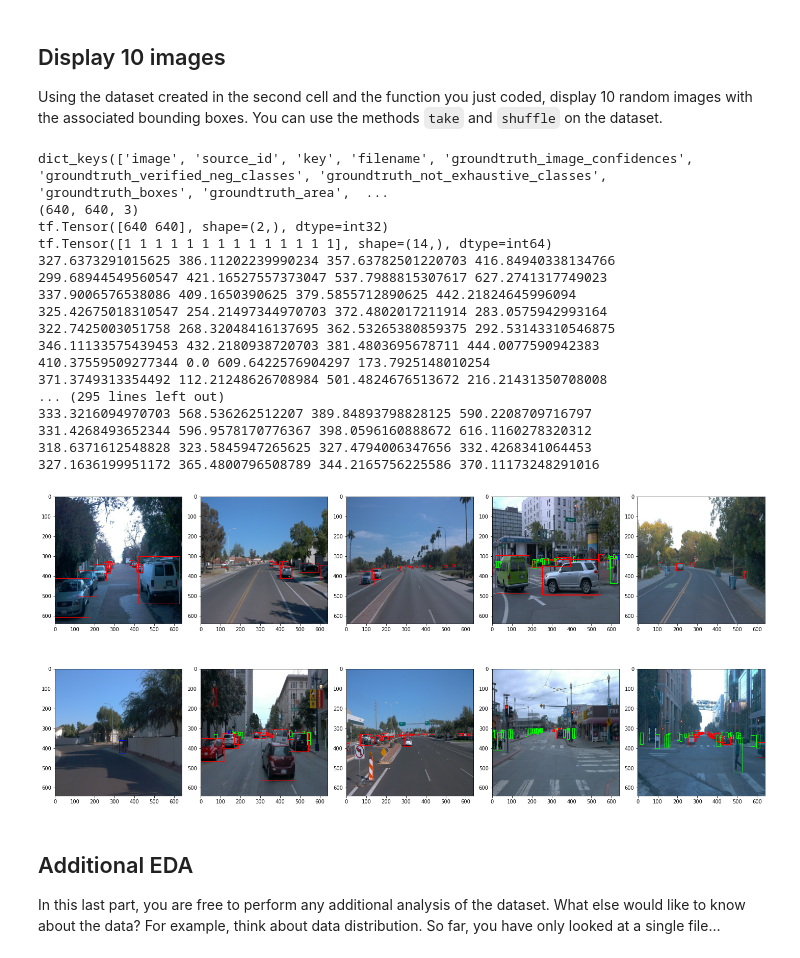
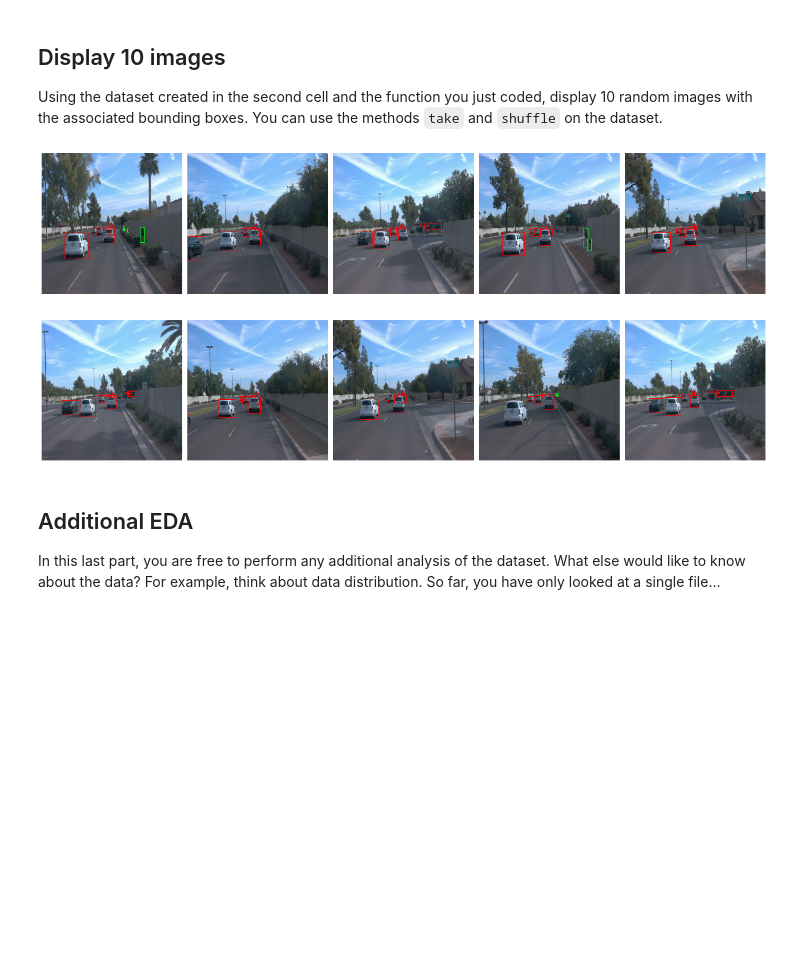
Before and after one commit to prostdfrost/cv-urban-env-dfrost, a Jupyter notebook: Exploratory Data Analysis.ipynb, the cells around one changed output. Cells and saved outputs as stored; diff of their text form; code cells hidden in the pictures; blank space fills up the shorter version.

```diff
--- a/Exploratory Data Analysis.ipynb
+++ b/Exploratory Data Analysis.ipynb
@@ -11,5 +10,7 @@ from PIL import Image
 # %%
 %matplotlib inline
 # %%
-dataset = get_dataset("/home/workspace/nd013-c1-vision-starter/data/train/*")
+#filename = '*' #--> number of filenames to read 86
+filename = 'segment-1005081002024129653_5313_150_5333_150_with_camera_labels.tfrecord' #--> 1
+dataset = get_dataset("/home/workspace/nd013-c1-vision-starter/data/train/%s"%filename)
 # %% [output]
@@ -34,6 +36,7 @@ def display_instances(batch):
     """
 
     # color mapping of classes
+    # red cars, green ped-ns, blue - cy-sts
     colormap = {1: [1, 0, 0], 2: [0, 1, 0], 4: [0, 0, 1]}
 
     f, ax = plt.subplots(2, 5, figsize=(20, 10))
@@ -41,27 +44,22 @@ def display_instances(batch):
     for idx,example in enumerate(batch):
         x = idx % 2
         y = idx % 5
-        print(example.keys())
 
         im_width, im_height = example["original_image_spatial_shape"]
 
         ax[x, y].imshow(example["image"].numpy())
-        print(example["image"].shape)
 
         bboxes  = example["groundtruth_boxes"]
         classes = example["groundtruth_classes"]
-        print(example["original_image_spatial_shape"])
-        print(classes)
         for cl, bb in zip(classes, bboxes):
             y1, x1, y2, x2 = bb.numpy()
-            (x1, x2, y1, y2) = (x1 * im_width.numpy(),  x2 * im_width.numpy(),\
-                                y1 * im_height.numpy(), y2 * im_height.numpy())
-            print(y1,x1,y2,x2)
-            #x1, y1, x2, y2 = bb.numpy()
+            x1, x2, y1, y2 = x1 * im_width.numpy(),  x2 * im_width.numpy(),\
+                             y1 * im_height.numpy(), y2 * im_height.numpy()
+
             rec = Rectangle((x1, y1), (x2-x1), (y2-y1), facecolor='none',
                             edgecolor=colormap[cl.numpy()])
             ax[x, y].add_patch(rec)
-        #ax[x ,y].axis('off')
+        ax[x ,y].axis('off')
 
     plt.tight_layout()
     plt.show()
@@ -69,31 +67,28 @@ def display_instances(batch):
 ## Display 10 images
 
 Using the dataset created in the second cell and the function you just coded, display 10 random images with the associated bounding boxes. You can use the methods `take` and `shuffle` on the dataset.
-# %%
-batch_size = 10
-batch = dataset.shuffle(100)
-batch = batch.take(batch_size)
-
-display_instances(batch)
-# %% [output]
-dict_keys(['image', 'source_id', 'key', 'filename', 'groundtruth_image_confidences', 'groundtruth_verified_neg_classes', 'groundtruth_not_exhaustive_classes', 'groundtruth_boxes', 'groundtruth_area',  ...
-(640, 640, 3)
-tf.Tensor([640 640], shape=(2,), dtype=int32)
-tf.Tensor([1 1 1 1 1 1 1 1 1 1 1 1 1 1], shape=(14,), dtype=int64)
-327.6373291015625 386.11202239990234 357.63782501220703 416.84940338134766
-299.68944549560547 421.16527557373047 537.7988815307617 627.2741317749023
-337.9006576538086 409.1650390625 379.5855712890625 442.21824645996094
-325.42675018310547 254.21497344970703 372.4802017211914 283.0575942993164
-322.7425003051758 268.32048416137695 362.53265380859375 292.53143310546875
-346.11133575439453 432.2180938720703 381.4803695678711 444.0077590942383
-410.37559509277344 0.0 609.6422576904297 173.7925148010254
-371.3749313354492 112.21248626708984 501.4824676513672 216.21431350708008
-... (295 lines left out)
-333.3216094970703 568.536262512207 389.84893798828125 590.2208709716797
-331.4268493652344 596.9578170776367 398.0596160888672 616.1160278320312
-318.6371612548828 323.5845947265625 327.4794006347656 332.4268341064453
-327.1636199951172 365.4800796508789 344.2165756225586 370.11173248291016
-[figure, removed]
+# %%
+"""
+for j,ex in enumerate(dataset):
+    print(j)
+print('%d frames in a %s file'%(j,filename))
+""" # takes really long time
+
+keep_same_frames = False
+
+buffer_size = 100
+batch_size  = 10
+
+if keep_same_frames:
+    batch = dataset.take(batch_size) # the frames are shuffled between runs
+else:
+    batch = dataset.shuffle(buffer_size)
+    batch = batch.take(batch_size)
+
+
+display_instances(batch)
+# %% [output]
+[figure, added]
 # %% [markdown]
 ## Additional EDA
 
```
Also changed, not shown: parts of 2 cells of this notebook.
